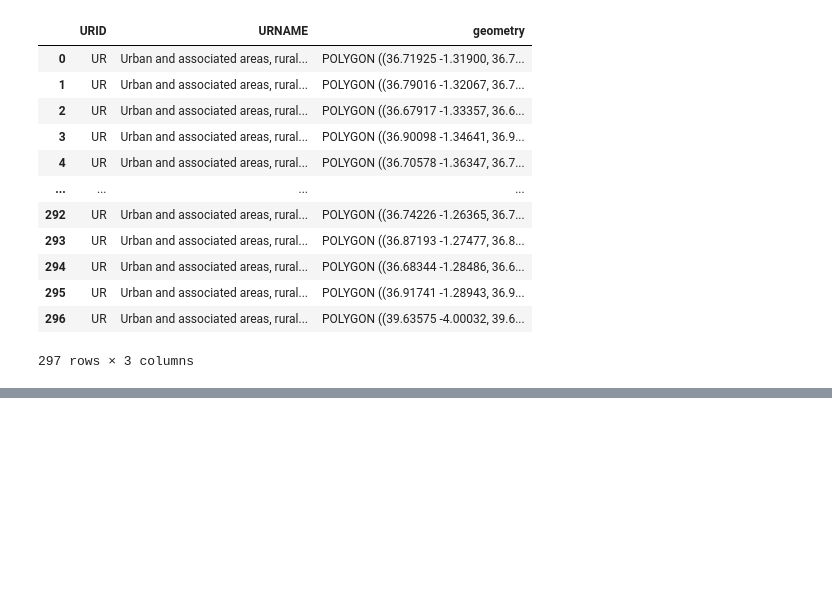
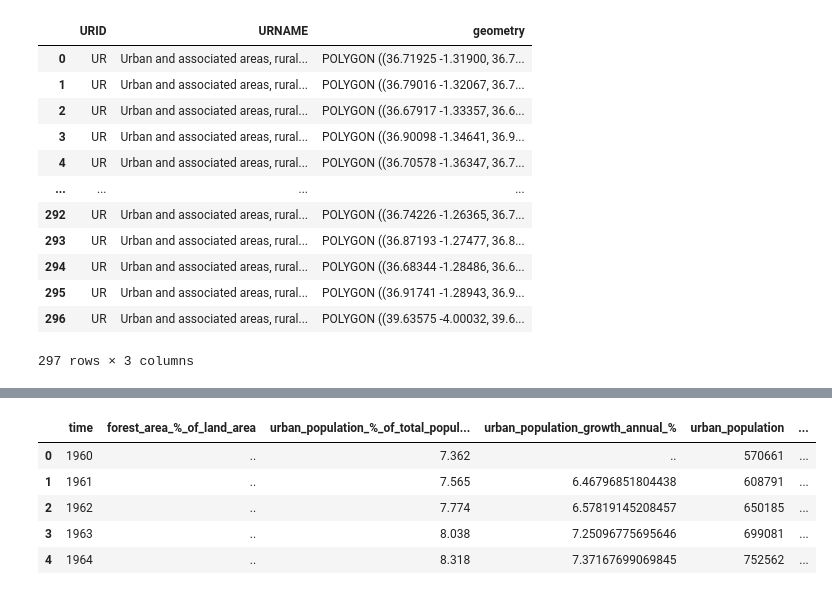
Before and after one commit to teofizzy/dte_datathon, a Jupyter notebook: src/challenges/challenge_1/index.ipynb, the cells around one changed output, grey strips where cells are left out. Drawn from its saved outputs; the diff is of its cells as text; code cells hidden in the pictures; blank space fills up the shorter version.

```diff
--- a/src/challenges/challenge_1/index.ipynb
+++ b/src/challenges/challenge_1/index.ipynb
@@ -75,0 +94,10 @@ youth_unemp = pd.read_csv(base_dir+'src/data/kenya-youth-unemployment-rate.csv')
+# %%
+# preview df2
+df2.head()
+# %% [output]
+|  | time | forest_area_%_of_land_area | urban_population_%_of_total_popul... | urban_population_growth_annual_% | urban_population | ... |
+| 0 | 1960 | .. | 7.362 | .. | 570661 | ... |
+| 1 | 1961 | .. | 7.565 | 6.46796851804438 | 608791 | ... |
+| 2 | 1962 | .. | 7.774 | 6.57819145208457 | 650185 | ... |
+| 3 | 1963 | .. | 8.038 | 7.25096775695646 | 699081 | ... |
+| 4 | 1964 | .. | 8.318 | 7.37167699069845 | 752562 | ... |
```
Also changed, not shown: parts of 13 cells of this notebook, 2 other files.
